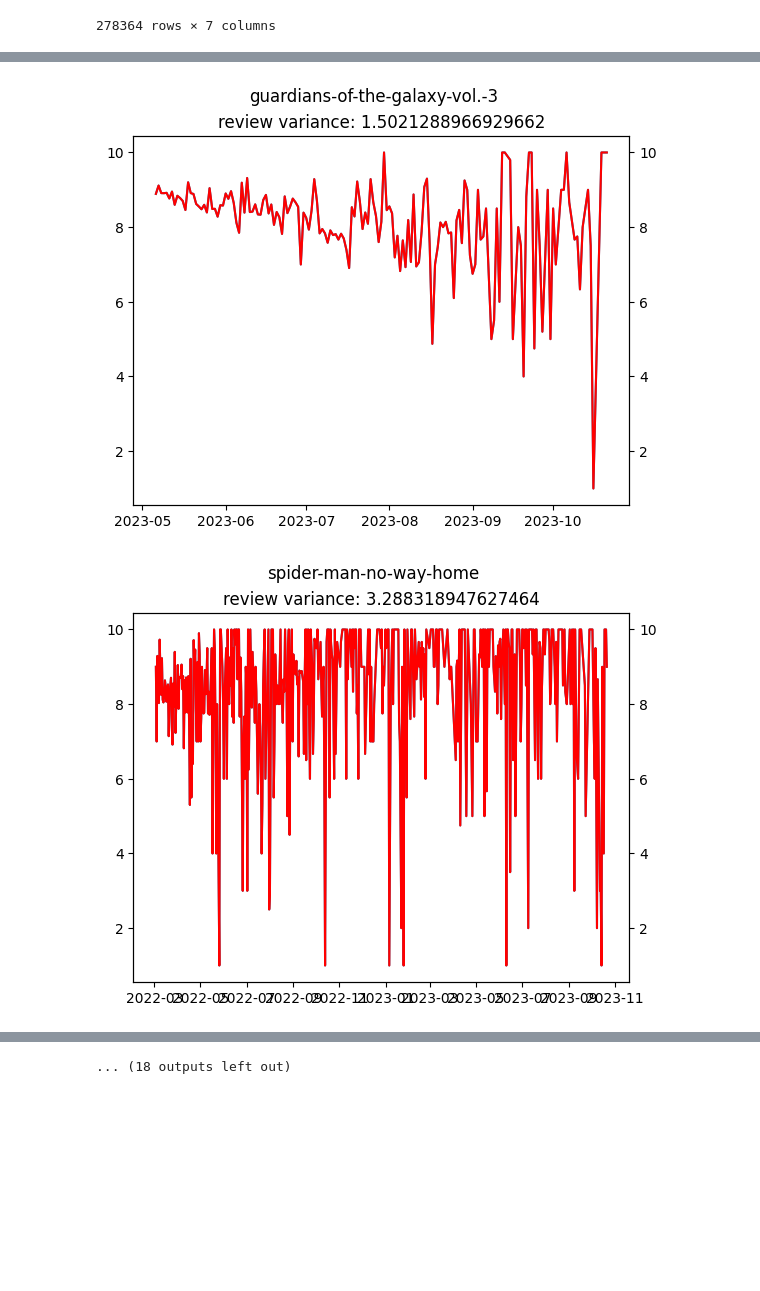
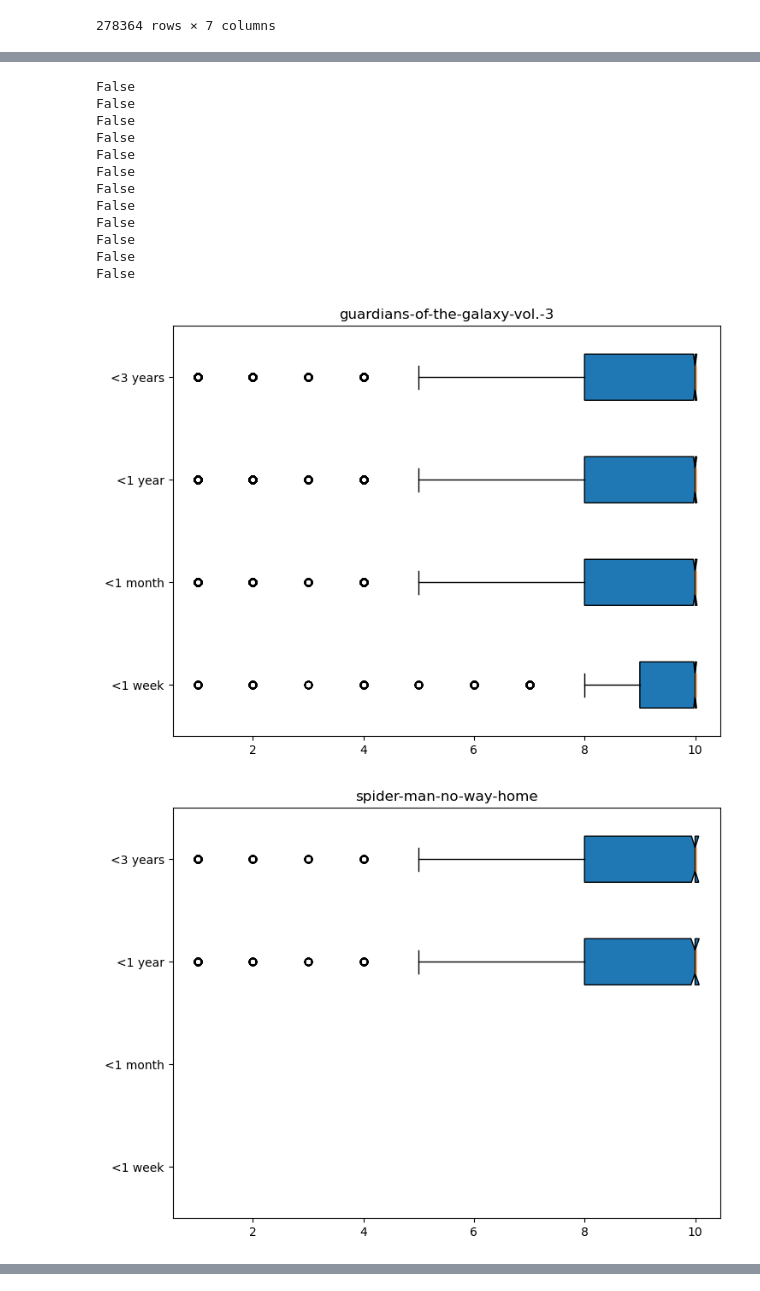
Before and after one commit to rizz-kings/data-in-the-wild, a Jupyter notebook: notebooks/popularity_analysis.ipynb, the cells around one changed output, grey strips where cells are left out. Drawn from its saved outputs; the diff is of its cells as text; code cells hidden in the pictures; blank space fills up the shorter version.

```diff
--- a/notebooks/popularity_analysis.ipynb
+++ b/notebooks/popularity_analysis.ipynb
@@ -4,6 +4,7 @@ import ast
 import json
 
 df = pd.read_csv("../data/processed/movie_stats/movie_stats.csv", index_col=0)
+df = df.reset_index()
 
 df["cast"] = df["cast"].map(ast.literal_eval)
 df["release_date"] = pd.to_datetime(df["release_date"], format="%Y-%m-%d")
@@ -11,5 +12,7 @@ df["release_year"] = df["release_date"].dt.year
 df["release_month"] = df["release_date"].dt.month
 df["release_day"] = df["release_date"].dt.day
 
-df.head()
+
+
+print(df)
 # %% [output]
@@ -121,19 +135,30 @@ import numpy as np
 
 with open("../data/raw/movie_stats/mcu_list.json", "r") as read_file:
     movie_names = json.load(read_file)
-three_years = timedelta(days=365 * 3)
+
+days = [7, 31, 365, 365*3]
 
 for idx, name in enumerate(movie_names):
+    time_dfs = []
     movie_df = user_review_df[user_review_df["movie"] == name]
-    movie_df = movie_df[movie_df["date"] <= df.loc[idx]["release_date"] + three_years]
-    movie_df = movie_df.groupby("date")["score"].mean()
-    movie_var = movie_df.var()
+    for day in days:
+        movie_df_time = movie_df[movie_df["date"] <= df.loc[idx]["release_date"] + timedelta(days=day)]["score"]
+        print(movie_df_time.empty)
+        time_dfs.append(movie_df_time)
     if movie_df.empty:
         continue
-    plt.plot(movie_df)
-    axes2 = plt.twinx()
-    axes2.plot(movie_df.interpolate(), color="red")
-    plt.suptitle(f"{name}")
-    plt.title(f"review variance: {movie_var}")
-    plt.show()
+    fig = plt.figure()
+
+    # Creating axes instance
+    ax = fig.add_axes([0, 0, 1, 1])
+
+# Creating plot
+    bp = ax.boxplot(time_dfs, labels=["<1 week", "<1 month", "<1 year", "<3 years"], patch_artist = True,
+                notch ='True', vert = 0)
+    # plt.plot(movie_df)
+    # axes2 = plt.twinx()
+    # axes2.plot(movie_df.interpolate(), color="red")
+    plt.title(f"{name}")
+    # plt.title(f"review variance: {movie_var}")
+    # plt.show()
 # %% [output]
@@ -140,2 +182,14 @@ for idx, name in enumerate(movie_names):
+False
+False
+False
+False
+False
+False
+False
+False
+False
+False
+False
+False
-[figure, old version]
+[figure, new version]
-[figure, old version]
+[figure, new version]
@@ -152 +203,0 @@ for idx, name in enumerate(movie_names):
-... (18 outputs left out)
```
Also changed, not shown: parts of 4 cells of this notebook.
